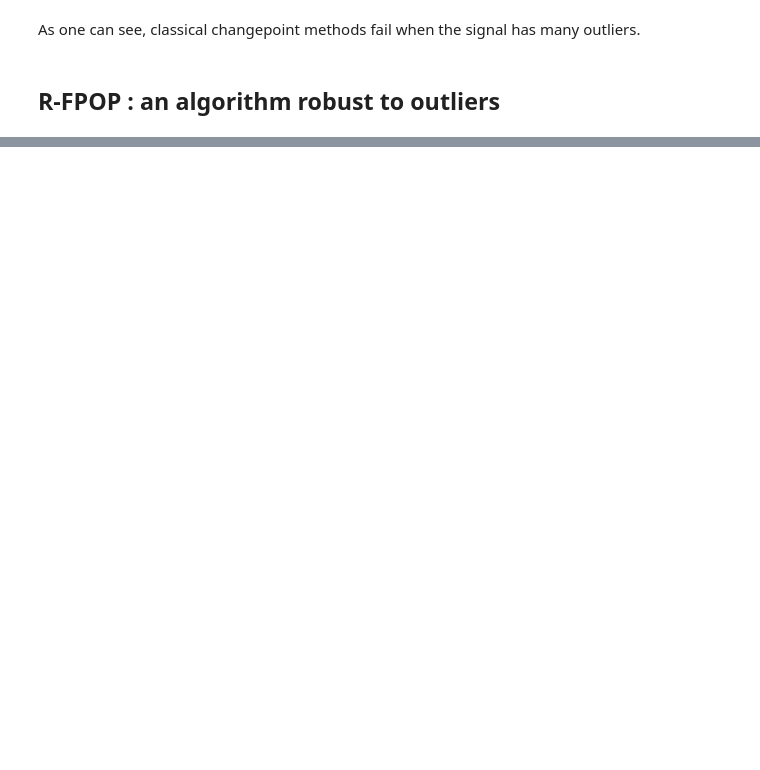
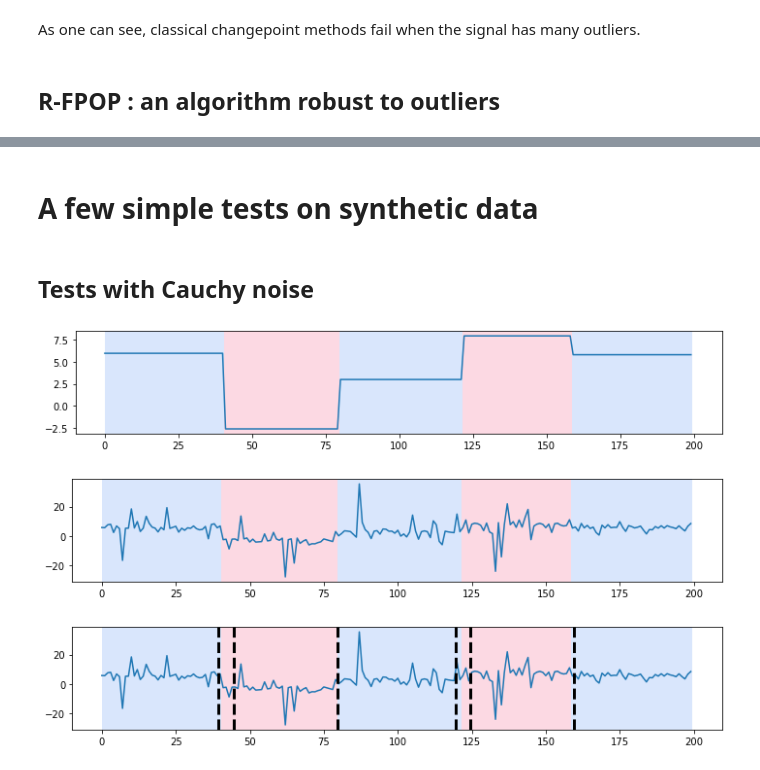
Before and after one commit to LinusBleistein/changepoint_outliers, a Jupyter notebook: imptests.ipynb, the cells around one changed output, grey strips where cells are left out. Saved outputs shown, nothing was run; the diff lists cells and outputs as text; code cells hidden in the pictures; blank space fills up the shorter version.

```diff
--- a/imptests.ipynb
+++ b/imptests.ipynb
@@ -237,0 +184,32 @@ plt.show()
+# %% [markdown]
+# A few simple tests on synthetic data
+# %% [markdown]
+## Tests with Cauchy noise
+# %%
+# parameters
+n_samples, n_dims, sigma = 200, 1, 2
+n_bkps = 4  # number of breakpoints
+np.random.seed(12)
+
+# base signal
+signal, bkps = rpt.pw_constant(n_samples, n_dims, n_bkps, noise_std=0,seed=3)
+rpt.display(signal, bkps)
+#plt.title('Original signal')
+plt.savefig('originalsig.pdf')
+
+# base signal + heavy-tailed noise
+cauchy_signal = signal+ np.random.standard_cauchy((n_samples,n_dims))
+rpt.display(cauchy_signal, bkps)
+#plt.title('Original signal with heavy tail noise')
+plt.savefig('signalwcnoise.pdf')
+
+# changepoint detection on base signal
+algo = rpt.Pelt(model="l2").fit(signal)
+result = algo.predict(pen=7)
+rpt.display(cauchy_signal, bkps, result)
+#plt.title('Changepoint detection with MSE loss')
+plt.savefig('changepointmsecnoise.pdf')
+# %% [output]
+[figure, added]
+[figure, added]
+[figure, added]
```
Also changed, not shown: parts of 57 cells of this notebook, 4 other files.
